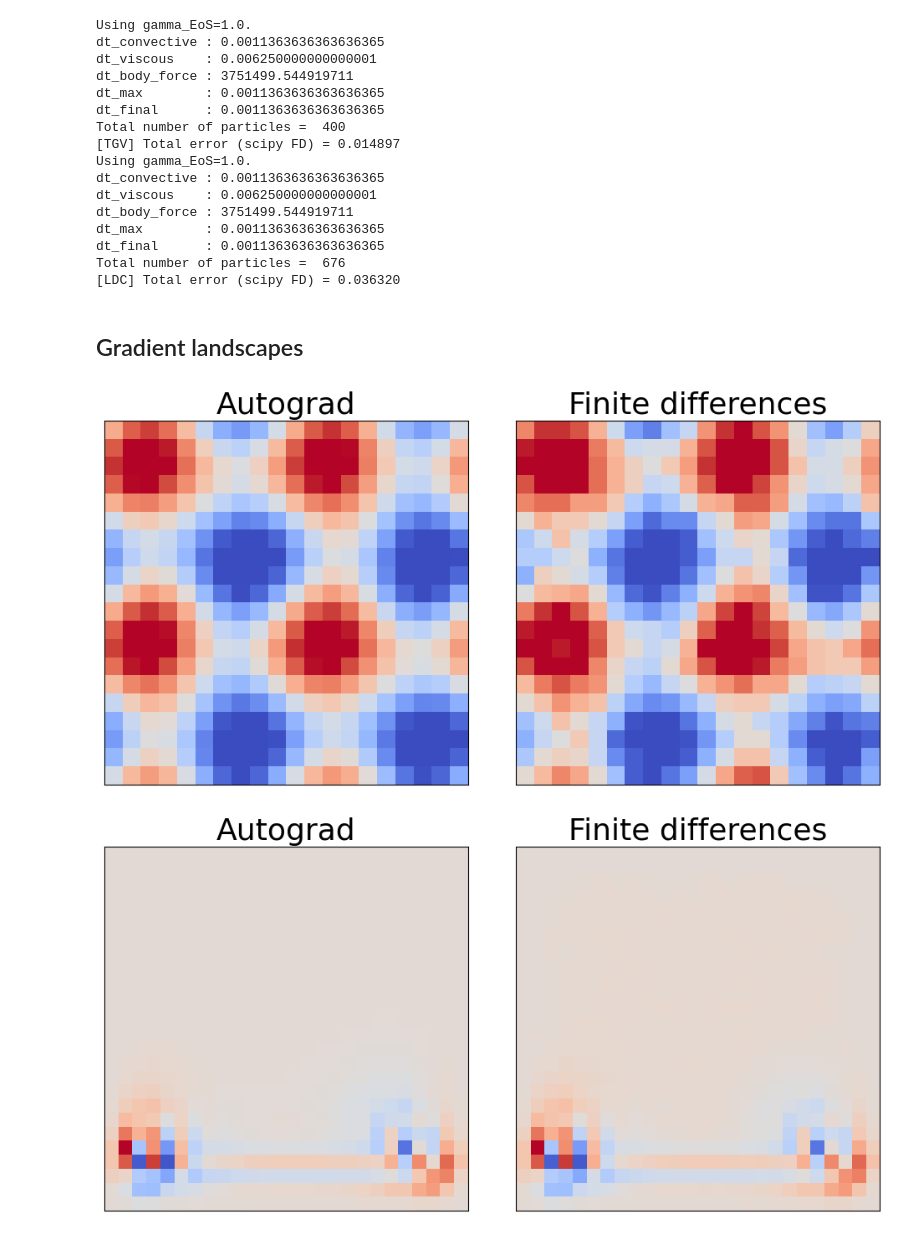
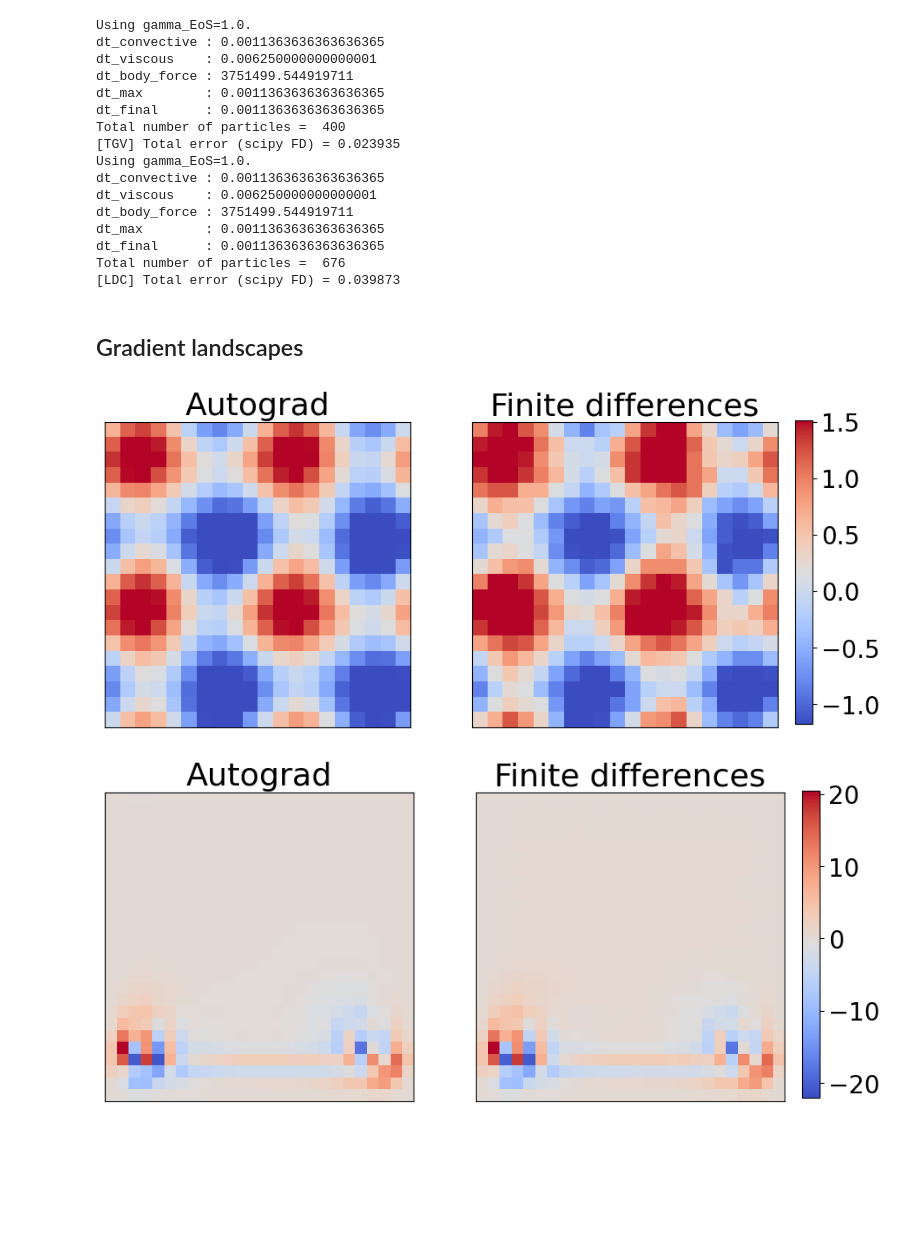
Before and after one commit to tumaer/jax-sph, a Jupyter notebook: experiments/grads.ipynb, the cells around one changed output. Cells and saved outputs as stored; diff of their text form; code cells hidden in the pictures; blank space fills up the shorter version.

```diff
--- a/experiments/grads.ipynb
+++ b/experiments/grads.ipynb
@@ -77,10 +78,14 @@ for case_id in CASES:
         p_bg_factor=None,
         g_ext_magnitude=None,
         r0_noise_factor=0.0,
+        solver="SPH"
     )
 
-    case = select_case(args.case)
-    args, box_size, state, g_ext_fn, bc_fn, eos_fn, key = case(args).initialize()
+    Case = select_case(args.case)
+    # mokney patch case(args)._init_pos2D to return a cartesian grid
+    case = Case(args)
+    case._init_pos2D = pos_init_cartesian_2d
+    args, box_size, state, g_ext_fn, bc_fn, eos_fn, key = case.initialize()
 
     dt = args.dt
     displ_fn, shift_fn = space.periodic(box_size)
@@ -90,7 +95,7 @@ for case_id in CASES:
     )
     neighbors = neighbor_fn.allocate(state["r"], num_particles=state["r"].shape[0])
 
-    model = WCSPH(displ_fn, eos_fn, g_ext_fn, dx=dx, dim=2, dt=dt)
+    model = WCSPH(displ_fn, eos_fn, g_ext_fn, dx=dx, dim=2, dt=dt, c0=10)
 
     solver = si_euler(0.0, model, shift_fn, bc_fn)
     solver = jit(solver)
@@ -136,7 +141,7 @@ dt_body_force : 3751499.544919711
 dt_max        : 0.0011363636363636365
 dt_final      : 0.0011363636363636365
 Total number of particles =  400
-[TGV] Total error (scipy FD) = 0.014897
+[TGV] Total error (scipy FD) = 0.023935
 Using gamma_EoS=1.0.
 dt_convective : 0.0011363636363636365
 dt_viscous    : 0.006250000000000001
@@ -144,35 +149,42 @@ dt_body_force : 3751499.544919711
 dt_max        : 0.0011363636363636365
 dt_final      : 0.0011363636363636365
 Total number of particles =  676
-[LDC] Total error (scipy FD) = 0.036320
+[LDC] Total error (scipy FD) = 0.039873
 # %% [markdown]
 ## Gradient landscapes
 # %%
 for case_id in sph_grads:
     sph_grad = sph_grads[case_id]
     fd_grad = fd_grads[case_id]
     shape = case_shapes[case_id]
 
     fig, axs = plt.subplots(1, 2, figsize=(10, 5))
-    fig.tight_layout()
+    # fig.tight_layout()
 
     vmin = min(sph_grad.min(), fd_grad.min())
     vmin = vmin * 1.1 if vmin < 0 else vmin * 0.9
     vmax = max(sph_grad.max(), fd_grad.max())
     vmax = vmax * 1.1 if vmax > 0 else vmax * 0.9
 
     axs[0].imshow(sph_grad.sum(1).reshape(shape), cmap="coolwarm", vmin=vmin, vmax=vmax)
     axs[0].set_title("Autograd", fontsize=26)
     axs[1].imshow(fd_grad.sum(1).reshape(shape), cmap="coolwarm", vmin=vmin, vmax=vmax)
     axs[1].set_title("Finite differences", fontsize=26)
     axs[0].set_xticks([])
     axs[0].set_yticks([])
     axs[1].set_xticks([])
     axs[1].set_yticks([])
 
+    # colorbar
+    cax = fig.add_axes([0.92, 0.15, 0.02, 0.7])
+    sm = plt.cm.ScalarMappable(cmap="coolwarm", norm=plt.Normalize(vmin=vmin, vmax=vmax))
+    sm._A = []
+    cbar = fig.colorbar(sm, cax=cax)
+    cbar.ax.tick_params(labelsize=20)
+
     plt.savefig(
         f"grad_comparison_{case_id}.pdf", bbox_inches="tight", pad_inches=0.1, dpi=300
     )
 # %% [output]
-[figure, old version]
+[figure, new version]
-[figure, old version]
+[figure, new version]
```
Also changed, not shown: parts of 1 cell of this notebook, 2 other files.
